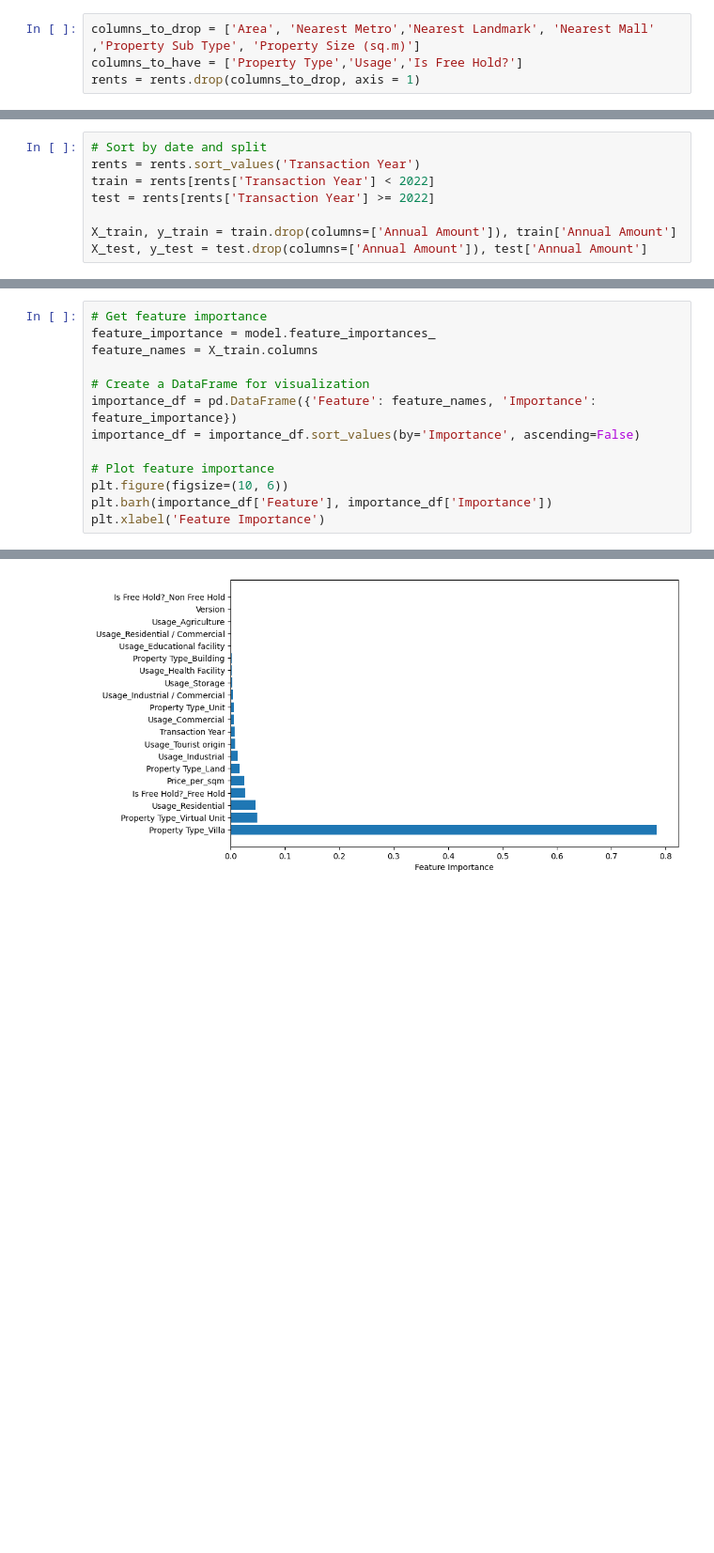
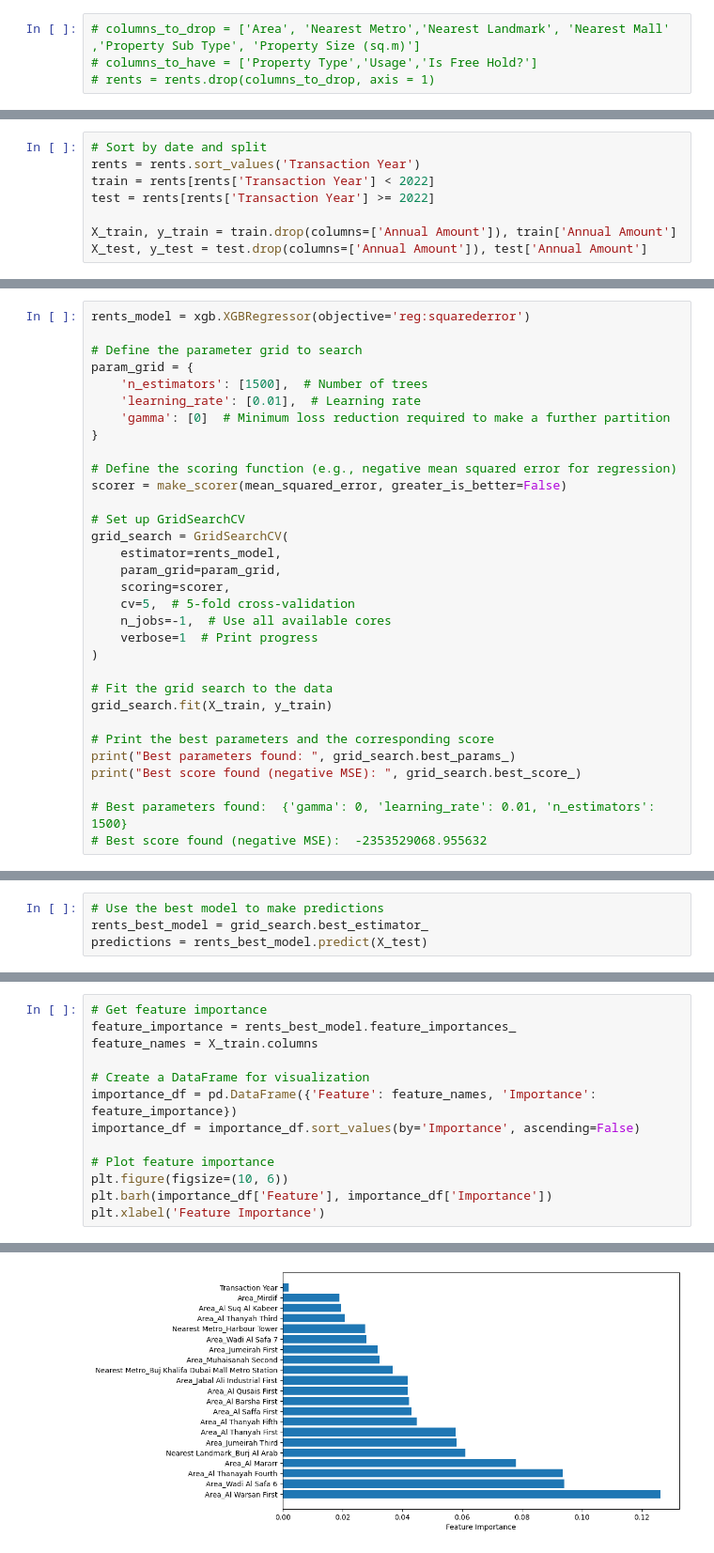
Before and after one commit to codyy6/Ocean-Dubai-House-Rental-and-Sales-Prediction, a Jupyter notebook: AI modelling.ipynb, the cells around one changed output, grey strips where cells are left out. Shown at 94% size. Saved outputs shown, nothing was run; the diff lists cells and outputs as text; blank space fills up the shorter version.

Commit message:
feat: done with grid search and saved model down

```diff
--- a/AI modelling.ipynb
+++ b/AI modelling.ipynb
@@ -417,7 +373,7 @@ rents.drop(columns=['Ejari Contract Number', 'Registration Date', 'Start Date',
 # %%
-columns_to_drop = ['Area', 'Nearest Metro','Nearest Landmark', 'Nearest Mall' ,'Property Sub Type', 'Property Size (sq.m)']
-columns_to_have = ['Property Type','Usage','Is Free Hold?']
-rents = rents.drop(columns_to_drop, axis = 1)
+# columns_to_drop = ['Area', 'Nearest Metro','Nearest Landmark', 'Nearest Mall' ,'Property Sub Type', 'Property Size (sq.m)']
+# columns_to_have = ['Property Type','Usage','Is Free Hold?']
+# rents = rents.drop(columns_to_drop, axis = 1)
 # %%
 rents = pd.get_dummies(rents, columns=columns_to_have)
 # %%
@@ -493,0 +405,32 @@ XGBRegressor(base_score=None, booster=None, callbacks=None,
+# %%
+rents_model = xgb.XGBRegressor(objective='reg:squarederror')
+
+# Define the parameter grid to search
+param_grid = {
+    'n_estimators': [1500],  # Number of trees
+    'learning_rate': [0.01],  # Learning rate
+    'gamma': [0]  # Minimum loss reduction required to make a further partition
+}
+
+# Define the scoring function (e.g., negative mean squared error for regression)
+scorer = make_scorer(mean_squared_error, greater_is_better=False)
+
+# Set up GridSearchCV
+grid_search = GridSearchCV(
+    estimator=rents_model,
+    param_grid=param_grid,
+    scoring=scorer,
+    cv=5,  # 5-fold cross-validation
+    n_jobs=-1,  # Use all available cores
+    verbose=1  # Print progress
+)
+
+# Fit the grid search to the data
+grid_search.fit(X_train, y_train)
+
+# Print the best parameters and the corresponding score
+print("Best parameters found: ", grid_search.best_params_)
+print("Best score found (negative MSE): ", grid_search.best_score_)
+
+# Best parameters found:  {'gamma': 0, 'learning_rate': 0.01, 'n_estimators': 1500}
+# Best score found (negative MSE):  -2353529068.955632
@@ -493,0 +441,4 @@ XGBRegressor(base_score=None, booster=None, callbacks=None,
+# %%
+# Use the best model to make predictions
+rents_best_model = grid_search.best_estimator_
+predictions = rents_best_model.predict(X_test)
@@ -494,16 +460,16 @@ XGBRegressor(base_score=None, booster=None, callbacks=None,
 # %%
 # Get feature importance
-feature_importance = model.feature_importances_
+feature_importance = rents_best_model.feature_importances_
 feature_names = X_train.columns
 
 # Create a DataFrame for visualization
 importance_df = pd.DataFrame({'Feature': feature_names, 'Importance': feature_importance})
 importance_df = importance_df.sort_values(by='Importance', ascending=False)
 
 # Plot feature importance
 plt.figure(figsize=(10, 6))
 plt.barh(importance_df['Feature'], importance_df['Importance'])
 plt.xlabel('Feature Importance')
 # %% [output]
 Text(0.5, 0, 'Feature Importance')
-[figure, old version]
+[figure, new version]
```
Also changed, not shown: parts of 24 cells of this notebook, 2 other files.
